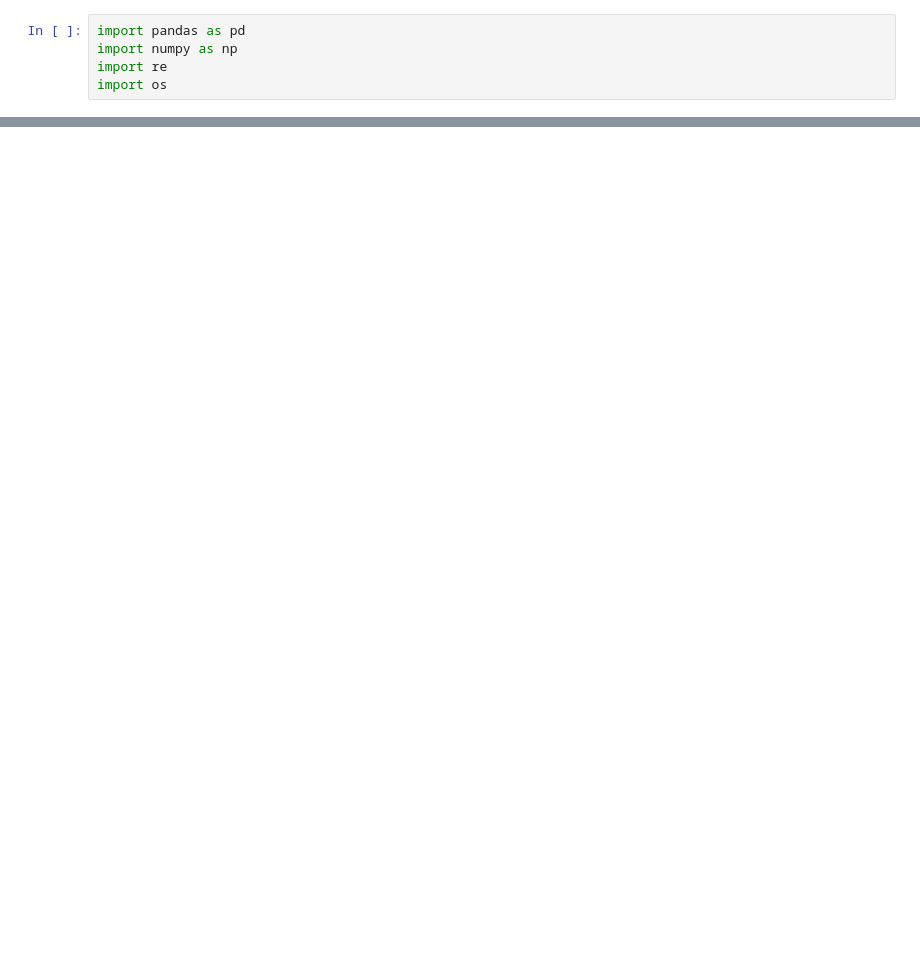
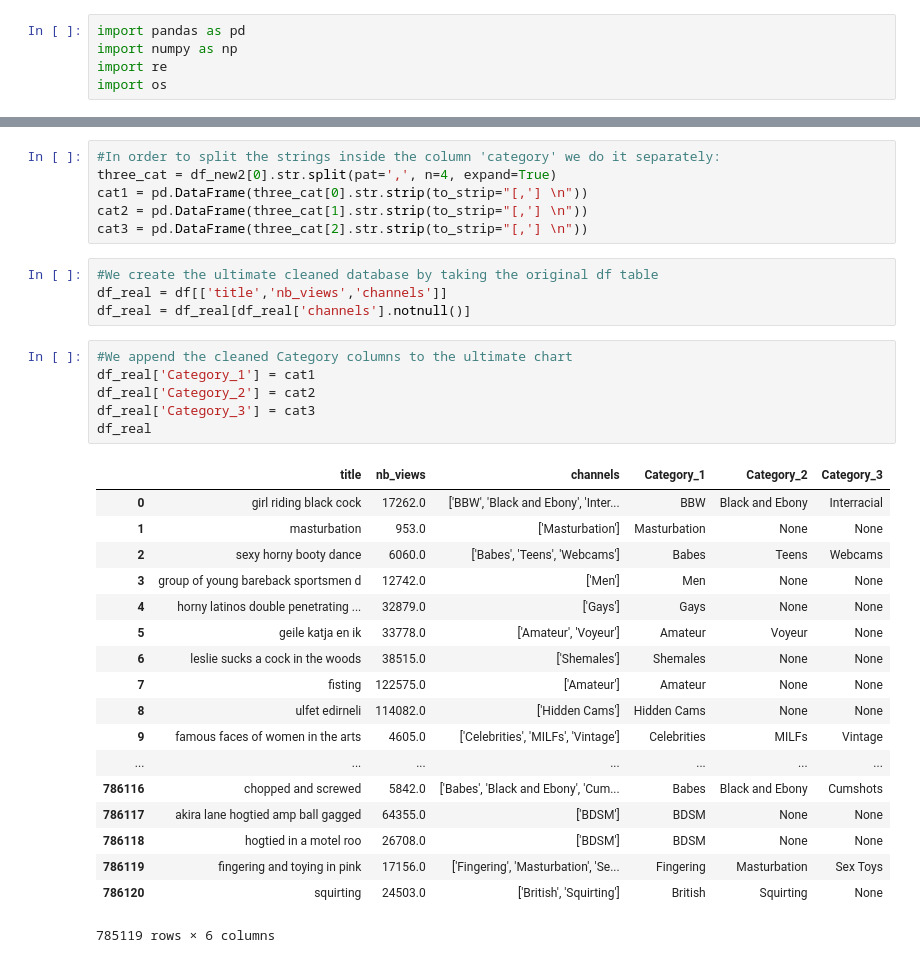
Before and after one commit to jaumevr15/Project-Week-3-Data-Thieves, a Jupyter notebook: your-project/2_xhams_dc.ipynb, the cells around one changed output, grey strips where cells are left out. Cells and saved outputs as stored; diff of their text form; blank space fills up the shorter version.

Commit message:
Completed Xhamster Data Cleaning
Oh my Godness this is awesome!!!
100000 rows cleaned for our joyyy

```diff
--- a/your-project/2_xhams_dc.ipynb
+++ b/your-project/2_xhams_dc.ipynb
@@ -25,0 +52,35 @@ KeyboardInterrupt:
+# %%
+#In order to split the strings inside the column 'category' we do it separately:
+three_cat = df_new2[0].str.split(pat=',', n=4, expand=True)
+cat1 = pd.DataFrame(three_cat[0].str.strip(to_strip="[,'] \n"))
+cat2 = pd.DataFrame(three_cat[1].str.strip(to_strip="[,'] \n"))
+cat3 = pd.DataFrame(three_cat[2].str.strip(to_strip="[,'] \n"))
+# %%
+#We create the ultimate cleaned database by taking the original df table
+df_real = df[['title','nb_views','channels']]
+df_real = df_real[df_real['channels'].notnull()]
+# %%
+#We append the cleaned Category columns to the ultimate chart
+df_real['Category_1'] = cat1
+df_real['Category_2'] = cat2
+df_real['Category_3'] = cat3
+df_real
+# %% [output]
+|  | title | nb_views | channels | Category_1 | Category_2 | Category_3 |
+| 0 | girl riding black cock | 17262.0 | ['BBW', 'Black and Ebony', 'Inter... | BBW | Black and Ebony | Interracial |
+| 1 | masturbation | 953.0 | ['Masturbation'] | Masturbation | None | None |
+| 2 | sexy horny booty dance | 6060.0 | ['Babes', 'Teens', 'Webcams'] | Babes | Teens | Webcams |
+| 3 | group of young bareback sportsmen d | 12742.0 | ['Men'] | Men | None | None |
+| 4 | horny latinos double penetrating ... | 32879.0 | ['Gays'] | Gays | None | None |
+| 5 | geile katja en ik | 33778.0 | ['Amateur', 'Voyeur'] | Amateur | Voyeur | None |
+| 6 | leslie sucks a cock in the woods | 38515.0 | ['Shemales'] | Shemales | None | None |
+| 7 | fisting | 122575.0 | ['Amateur'] | Amateur | None | None |
+| 8 | ulfet edirneli | 114082.0 | ['Hidden Cams'] | Hidden Cams | None | None |
+| 9 | famous faces of women in the arts | 4605.0 | ['Celebrities', 'MILFs', 'Vintage'] | Celebrities | MILFs | Vintage |
+| ... | ... | ... | ... | ... | ... | ... |
+| 786116 | chopped and screwed | 5842.0 | ['Babes', 'Black and Ebony', 'Cum... | Babes | Black and Ebony | Cumshots |
+| 786117 | akira lane hogtied amp ball gagged | 64355.0 | ['BDSM'] | BDSM | None | None |
+| 786118 | hogtied in a motel roo | 26708.0 | ['BDSM'] | BDSM | None | None |
+| 786119 | fingering and toying in pink | 17156.0 | ['Fingering', 'Masturbation', 'Se... | Fingering | Masturbation | Sex Toys |
+| 786120 | squirting | 24503.0 | ['British', 'Squirting'] | British | Squirting | None |
+785119 rows × 6 columns
```
Also changed, not shown: parts of 11 cells of this notebook.
